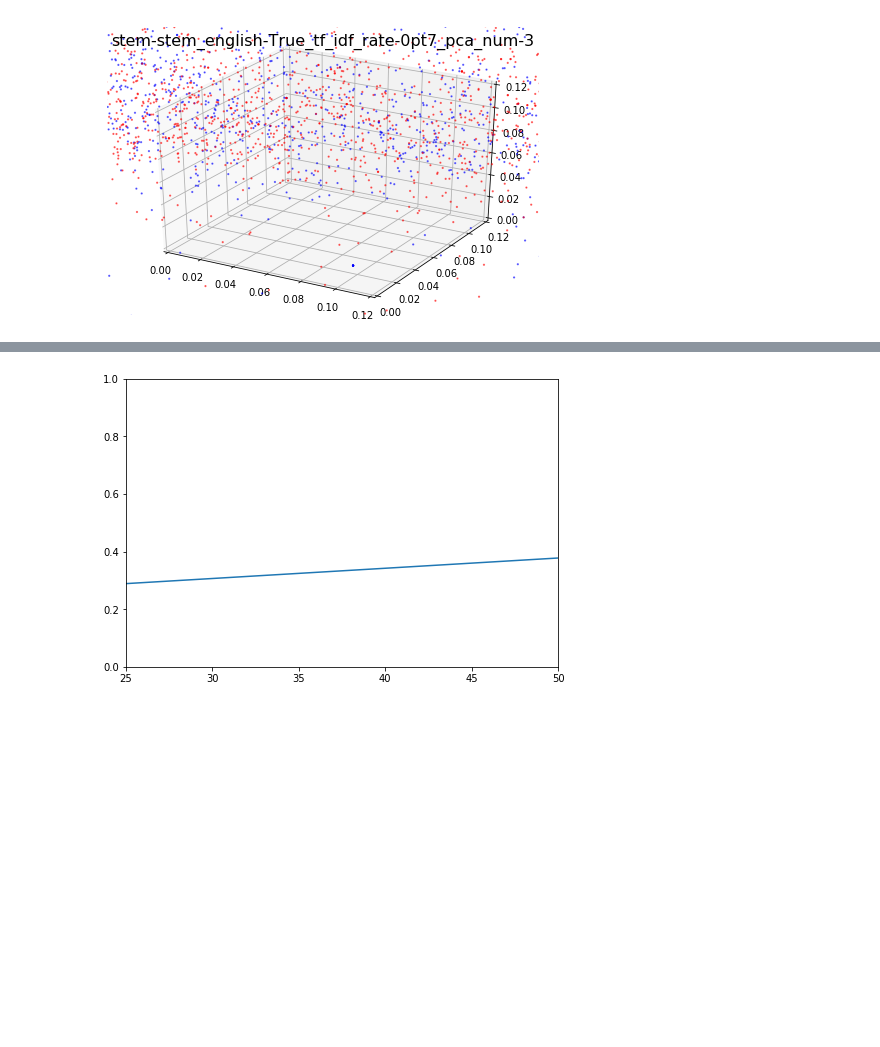
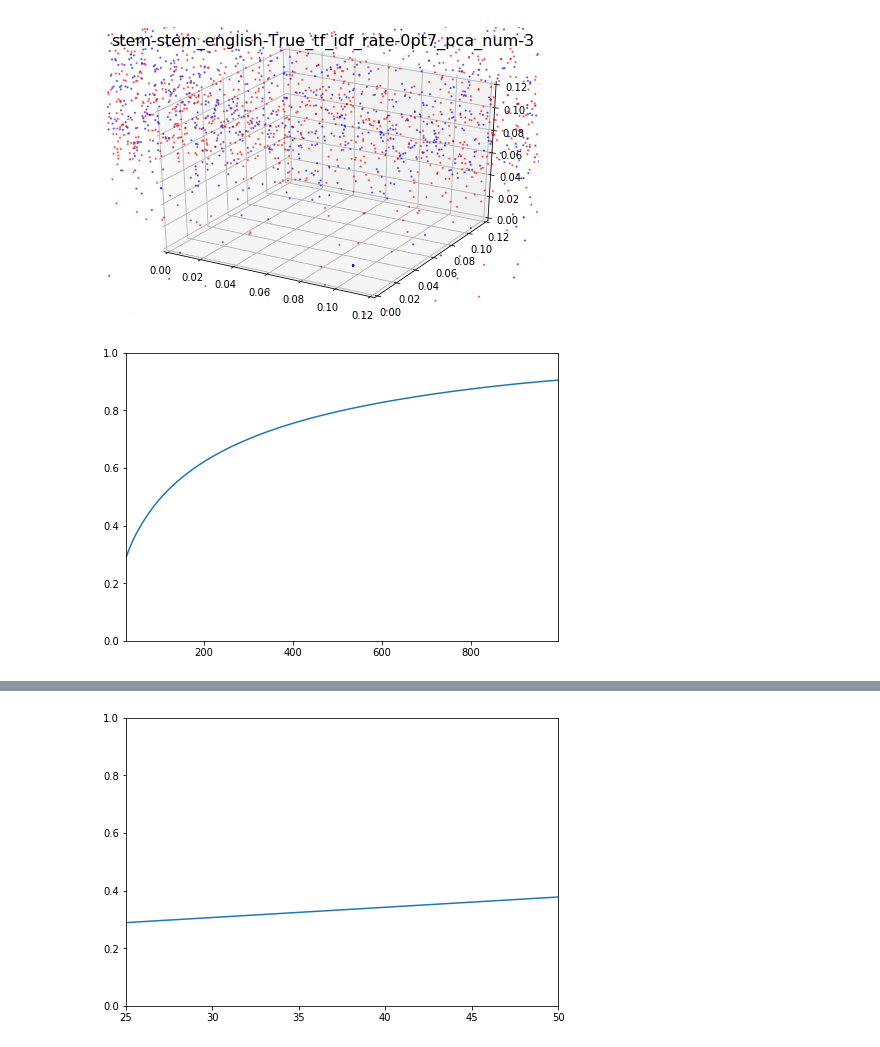
Before and after one commit to tmgrgg/is-this-joke-funny-reddit, a Jupyter notebook: Visualisation.ipynb, the cells around one changed output, grey strips where cells are left out. Saved outputs shown, nothing was run; the diff lists cells and outputs as text; code cells hidden in the pictures; blank space fills up the shorter version.

Commit message:
update visualiser

```diff
--- a/Visualisation.ipynb
+++ b/Visualisation.ipynb
@@ -8,7 +8,7 @@ stem = 'stem'
 english = True
 
 #Feature Engineering Params
-tf_idf_rate = 0.7
+tf_idf_rate = 0.25
 pca_num = 3
 
 data_params={'stem': stem, 'english': english, 'tf_idf_rate': tf_idf_rate, 'pca_num': pca_num}
@@ -75,15 +75,17 @@ def draw_pca_analysis(pca_num_test_range, exp_vars, directory='pca_vs_variance/'
     filename = filename.replace('.', 'pt')
     fig.savefig(filepath + directory + filename, bbox_inches='tight')
 # %%
-tf_idf_rate_test = 0.2
-pca_num_test_range = list(range(25, 525, 25))
+tf_idf_rate_test = tf_idf_rate
+pca_num_test_range = list(range(25, 1000, 5))
 
 exp_vars = []
-for pca_num_test in pca_num_test_range:
-    fengineer_test = Fengineer(tf_idf_rate=tf_idf_rate_test, pca_num=pca_num_test)
-    fengineer_test.engineer_features(data)
+fengineer_test = Fengineer(tf_idf_rate=tf_idf_rate_test, pca_num=max(pca_num_test_range))
+fengineer_test.engineer_features(data)
 
-    pca_test = fengineer_test.pca
-    exp_vars.append(sum(pca_test.explained_variance_ratio_))
+pca_test = fengineer_test.pca
+exp_vars = pca_test.explained_variance_ratio_
+exp_vars = list(map(lambda x: sum(exp_vars[:x]), pca_num_test_range))
 
 draw_pca_analysis(pca_num_test_range, exp_vars)
+# %% [output]
+[figure, added]
```
Also changed, not shown: parts of 1 cell of this notebook.
